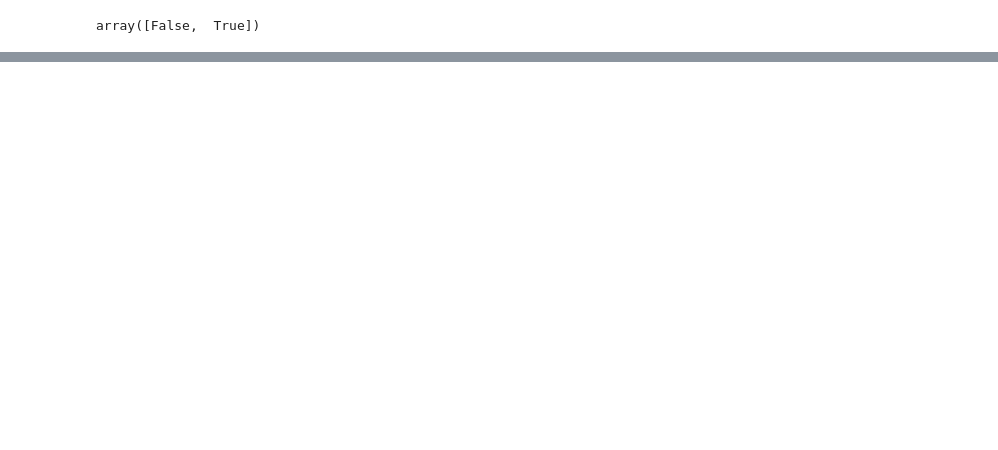
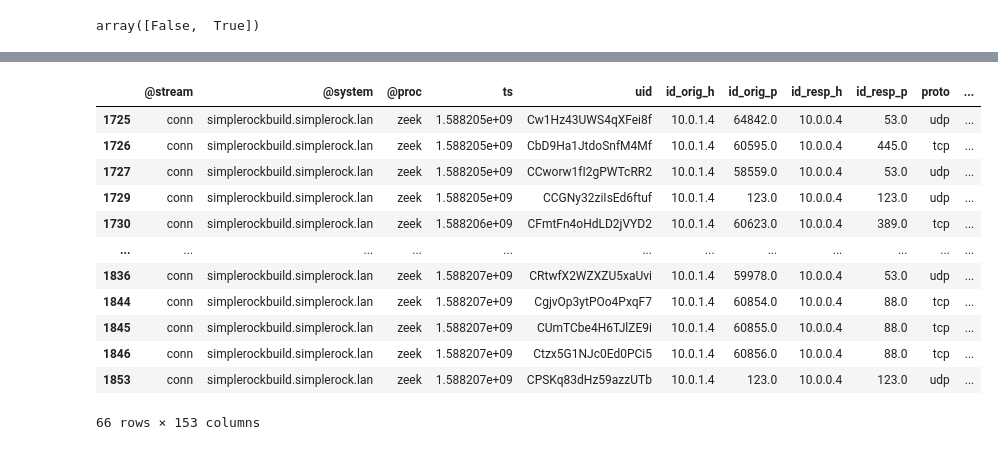
Before and after one commit to zulu8/graph_msc, a Jupyter notebook: Network1.ipynb, the cells around one changed output, grey strips where cells are left out. Cells and saved outputs as stored; diff of their text form; code cells hidden in the pictures; blank space fills up the shorter version.

```diff
--- a/Network1.ipynb
+++ b/Network1.ipynb
@@ -33,6 +27,6 @@ pd.options.display.max_colwidth = 500
 # %%
 # Reference: https://infosecjupyterthon.com/notebooks/2_Jupyterthon_Cyb3rPandaH_2020.html
-df_zeek = pd.read_json("combined_zeek.log", lines = True)
+df_zeek = pd.read_json("combined_zeek.log.1", lines = True)
 
 print(type(df_zeek))
 df_zeek.head()
@@ -67,0 +168,5 @@ df_label.replace('-', np.nan, inplace=True)
+# %%
+df_zeek['Source_IP'] = df_zeek['id_orig_h']
+df_zeek['Source_Port'] = df_zeek['id_orig_p']
+df_zeek['Destination_IP'] = df_zeek['id_resp_h']
+df_zeek['Destination_Port'] = df_zeek['id_resp_p']
@@ -67,0 +208,4 @@ df_label.replace('-', np.nan, inplace=True)
+# %%
+df_zeek = df_zeek.astype({'Source_Port': 'object'})
+df_zeek = df_zeek.astype({'Destination_Port': 'object'})
+df_zeek.dtypes
@@ -67,0 +298,2 @@ df_label.replace('-', np.nan, inplace=True)
+# %%
+df_zeek['ts_pd'] = df_zeek["ts"].apply(lambda x: (pd.to_datetime(x, unit='s', utc=True)))
@@ -67,0 +306,21 @@ df_label.replace('-', np.nan, inplace=True)
+# %%
+df_zeek.loc[(df_zeek['@stream'] =='conn') &
+            (df_zeek.Source_IP=="10.0.1.4") &
+            #(df_zeek.Source_Port=='123') #&
+            (df_zeek.Destination_IP=="10.0.0.4") #&
+            #(df_zeek.Destination_Port=="123")
+           ]
+# %% [output]
+|  | @stream | @system | @proc | ts | uid | id_orig_h | id_orig_p | id_resp_h | id_resp_p | proto | ... |
+| 1725 | conn | simplerockbuild.simplerock.lan | zeek | 1.588205e+09 | Cw1Hz43UWS4qXFei8f | 10.0.1.4 | 64842.0 | 10.0.0.4 | 53.0 | udp | ... |
+| 1726 | conn | simplerockbuild.simplerock.lan | zeek | 1.588205e+09 | CbD9Ha1JtdoSnfM4Mf | 10.0.1.4 | 60595.0 | 10.0.0.4 | 445.0 | tcp | ... |
+| 1727 | conn | simplerockbuild.simplerock.lan | zeek | 1.588205e+09 | CCworw1fI2gPWTcRR2 | 10.0.1.4 | 58559.0 | 10.0.0.4 | 53.0 | udp | ... |
+| 1729 | conn | simplerockbuild.simplerock.lan | zeek | 1.588205e+09 | CCGNy32ziIsEd6ftuf | 10.0.1.4 | 123.0 | 10.0.0.4 | 123.0 | udp | ... |
+| 1730 | conn | simplerockbuild.simplerock.lan | zeek | 1.588206e+09 | CFmtFn4oHdLD2jVYD2 | 10.0.1.4 | 60623.0 | 10.0.0.4 | 389.0 | tcp | ... |
+| ... | ... | ... | ... | ... | ... | ... | ... | ... | ... | ... | ... |
+| 1836 | conn | simplerockbuild.simplerock.lan | zeek | 1.588207e+09 | CRtwfX2WZXZU5xaUvi | 10.0.1.4 | 59978.0 | 10.0.0.4 | 53.0 | udp | ... |
+| 1844 | conn | simplerockbuild.simplerock.lan | zeek | 1.588207e+09 | CgjvOp3ytPOo4PxqF7 | 10.0.1.4 | 60854.0 | 10.0.0.4 | 88.0 | tcp | ... |
+| 1845 | conn | simplerockbuild.simplerock.lan | zeek | 1.588207e+09 | CUmTCbe4H6TJlZE9i | 10.0.1.4 | 60855.0 | 10.0.0.4 | 88.0 | tcp | ... |
+| 1846 | conn | simplerockbuild.simplerock.lan | zeek | 1.588207e+09 | Ctzx5G1NJc0Ed0PCi5 | 10.0.1.4 | 60856.0 | 10.0.0.4 | 88.0 | tcp | ... |
+| 1853 | conn | simplerockbuild.simplerock.lan | zeek | 1.588207e+09 | CPSKq83dHz59azzUTb | 10.0.1.4 | 123.0 | 10.0.0.4 | 123.0 | udp | ... |
+66 rows × 153 columns
```
Also changed, not shown: parts of 111 cells of this notebook.
